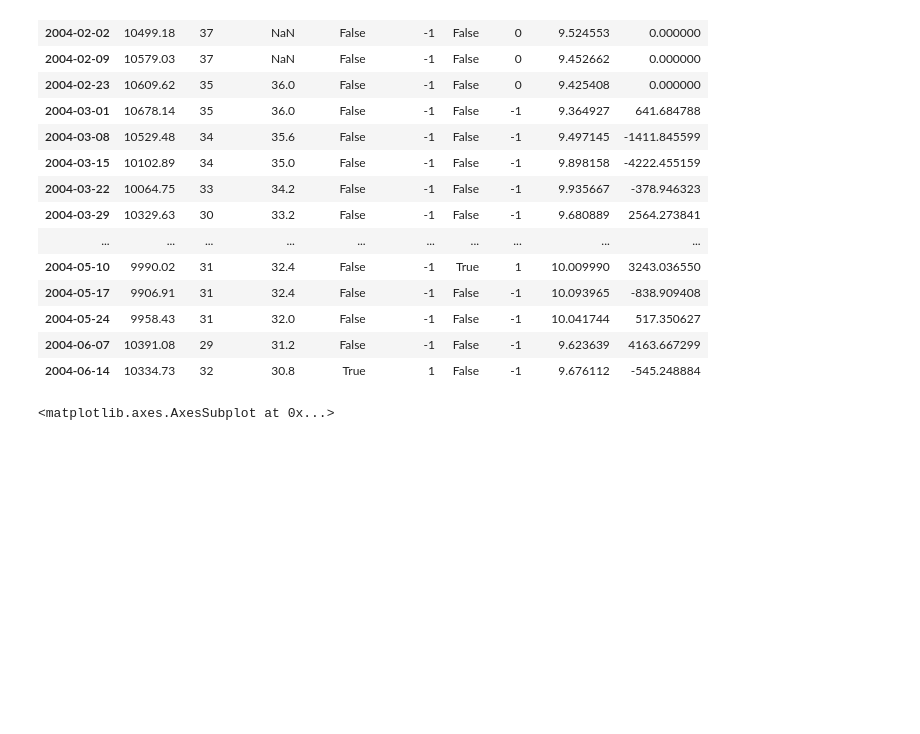
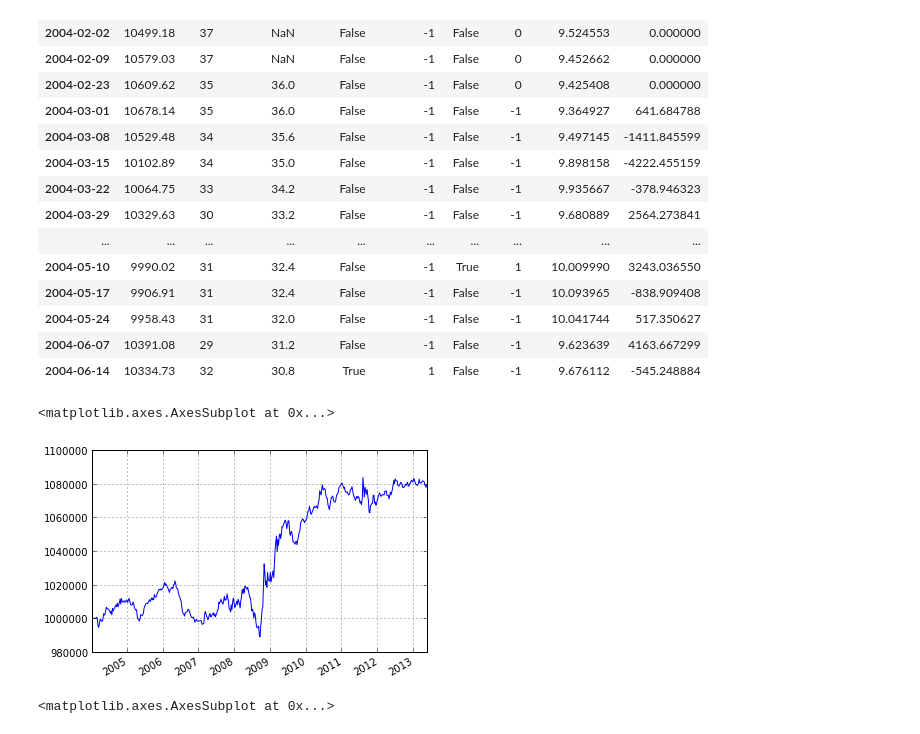
Before and after one commit to twiecki/replicate_google_trends, a Jupyter notebook: goog_repl.ipynb, the cells around one changed output. Drawn from its saved outputs; the diff is of its cells as text; code cells hidden in the pictures; blank space fills up the shorter version.

Commit message:
Adding a plot of the bankroll over time

```diff
--- a/goog_repl.ipynb
+++ b/goog_repl.ipynb
@@ -116,6 +116,12 @@ HTML(data.head(20).to_html())
 | 2004-05-24 | 9958.43 | 31 | 32.0 | False | -1 | False | -1 | 10.041744 | 517.350627 |
 | 2004-06-07 | 10391.08 | 29 | 31.2 | False | -1 | False | -1 | 9.623639 | 4163.667299 |
 | 2004-06-14 | 10334.73 | 32 | 30.8 | True | 1 | False | -1 | 9.676112 | -545.248884 |
+# %%
+bankroll = initial_capital + data.pnl.cumsum()
+bankroll.plot()
+# %% [output]
+<matplotlib.axes.AxesSubplot at 0x...>
+[figure, added]
 # %%
 data.pnl.hist()
 # %% [output]
```
